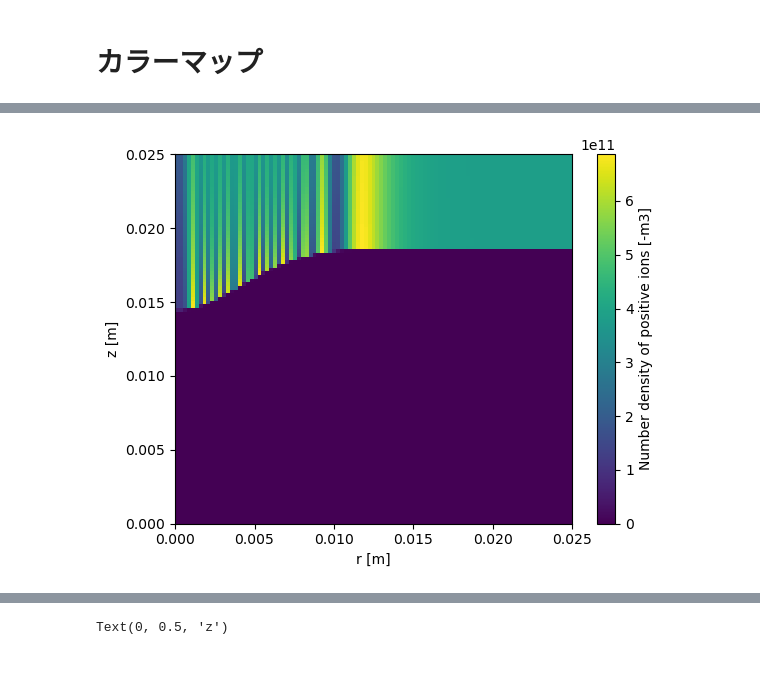
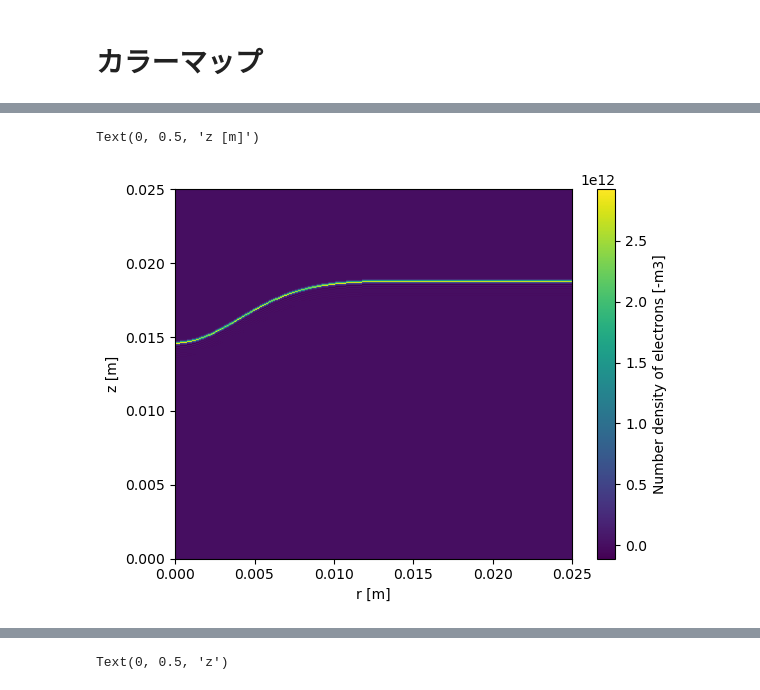
Before and after one commit to syoukera/F90_IonizedLayerModel, a Jupyter notebook: ipynb/20241213_plot_vector_data_2d.ipynb, the cells around one changed output, grey strips where cells are left out. Drawn from its saved outputs; the diff is of its cells as text; code cells hidden in the pictures.

```diff
--- a/ipynb/20241213_plot_vector_data_2d.ipynb
+++ b/ipynb/20241213_plot_vector_data_2d.ipynb
@@ -3,18 +3,23 @@ import numpy as np
 import pandas as pd
 import matplotlib.pyplot as plt
 # %%
-grid_r = pd.read_csv('../output/grid_r.dat', sep='\s+', header=None).to_numpy()
-grid_z = pd.read_csv('../output/grid_z.dat', sep='\s+', header=None).to_numpy()
+base_path = '../output'
+# base_path = '../output_400000'
+# base_path = '../output_woDrift'
+# base_path = '../output_woDiffusion'
 
-n_pos = pd.read_csv('../output/positive_ions.dat', sep='\s+', header=None).to_numpy()
-n_neg = pd.read_csv('../output/negative_ions.dat', sep='\s+', header=None).to_numpy()
-n_ele = pd.read_csv('../output/electrons.dat', sep='\s+', header=None).to_numpy()
+grid_r = pd.read_csv(base_path + '/grid_r.dat', sep='\s+', header=None).to_numpy()
+grid_z = pd.read_csv(base_path + '/grid_z.dat', sep='\s+', header=None).to_numpy()
 
-V = pd.read_csv('../output/potential.dat', sep='\s+', header=None).to_numpy()
-rho = pd.read_csv('../output/charge_density.dat', sep='\s+', header=None).to_numpy()
+n_pos = pd.read_csv(base_path + '/positive_ions.dat', sep='\s+', header=None).to_numpy()
+n_neg = pd.read_csv(base_path + '/negative_ions.dat', sep='\s+', header=None).to_numpy()
+n_ele = pd.read_csv(base_path + '/electrons.dat', sep='\s+', header=None).to_numpy()
 
-E_r = pd.read_csv('../output/electric_field_r.dat', sep='\s+', header=None).to_numpy()
-E_z = pd.read_csv('../output/electric_field_z.dat', sep='\s+', header=None).to_numpy()
+V = pd.read_csv(base_path + '/potential.dat', sep='\s+', header=None).to_numpy()
+rho = pd.read_csv(base_path + '/charge_density.dat', sep='\s+', header=None).to_numpy()
+
+E_r = pd.read_csv(base_path + '/electric_field_r.dat', sep='\s+', header=None).to_numpy()
+E_z = pd.read_csv(base_path + '/electric_field_z.dat', sep='\s+', header=None).to_numpy()
 
 # T = pd.read_csv('../output/temperature.dat', sep='\s+', header=None).to_numpy()
 
@@ -40,11 +73,11 @@ F_z = np.multiply(rho, E_z)
 # %%
 # plt.plot(V)
-plt.imshow(np.flip(n_pos, axis=0), extent=[grid_r.min(), grid_r.max(), grid_z.min(), grid_z.max()], origin='lower', aspect='auto')
-
-plt.colorbar(label='Number density of positive ions [-m3]')
+plt.imshow(np.flip(n_ele, axis=0), extent=[grid_r.min(), grid_r.max(), grid_z.min(), grid_z.max()], origin='lower', aspect='auto')
+plt.colorbar(label='Number density of electrons [-m3]')
 plt.xlabel('r [m]')
 plt.ylabel('z [m]')
-plt.clim(0.0, np.max(np.abs(n_pos)))
+# plt.clim(0.0, np.max(np.abs(n_ele)))
 # plt.title('Number density of positive ions [-m3]')
 # %% [output]
+Text(0, 0.5, 'z [m]')
-[figure, old version]
+[figure, new version]
```
Also changed, not shown: parts of 12 cells of this notebook, 5 other files.
